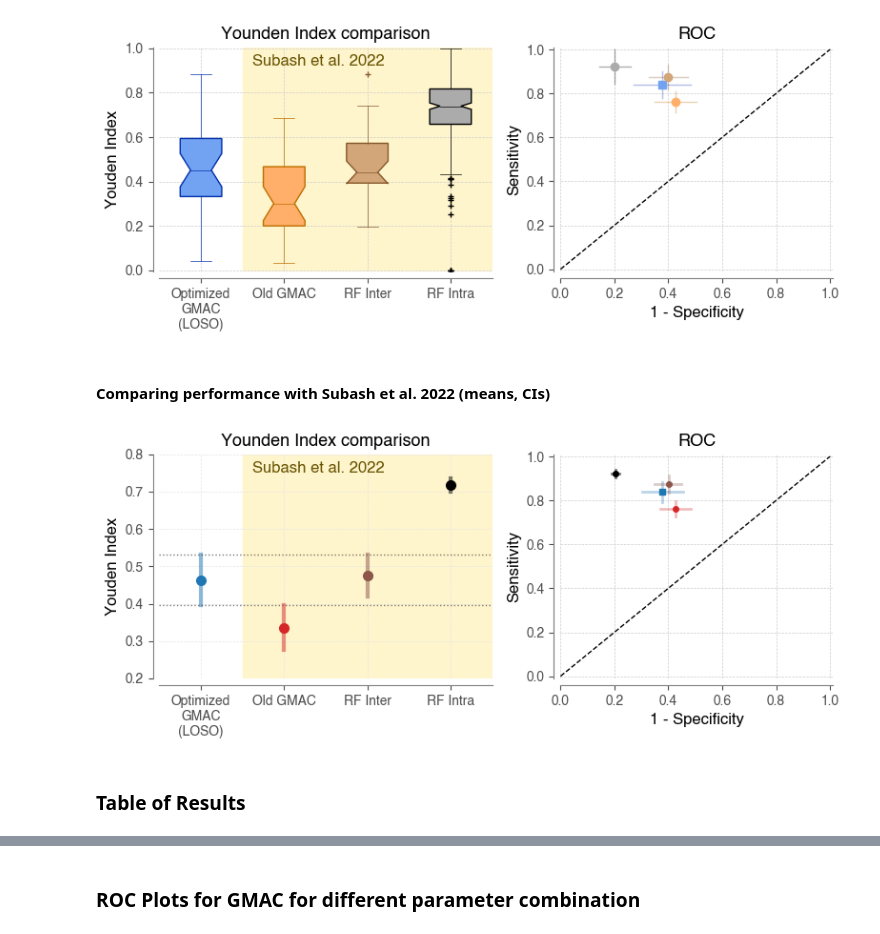
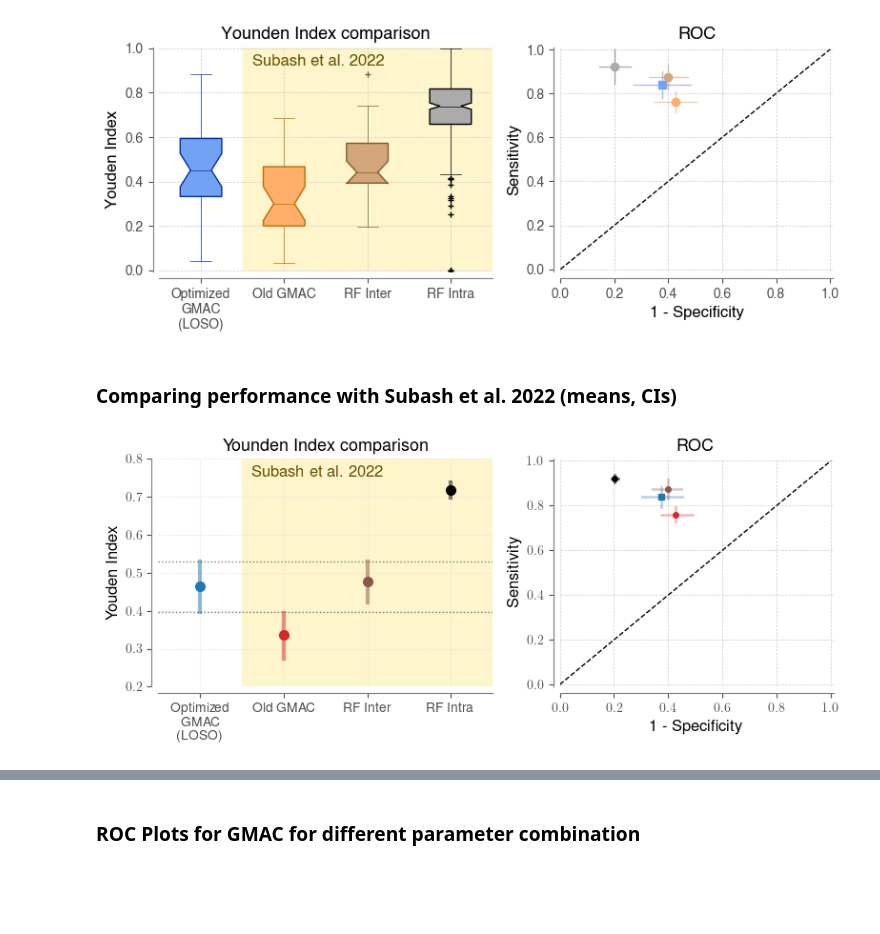
Before and after one commit to siva82kb/gmac, a Jupyter notebook: notebooks/06-paper_plots_R1.ipynb, the cells around one changed output, grey strips where cells are left out. Saved outputs shown, nothing was run; the diff lists cells and outputs as text; code cells hidden in the pictures; blank space fills up the shorter version.

```diff
--- a/notebooks/06-paper_plots_R1.ipynb
+++ b/notebooks/06-paper_plots_R1.ipynb
@@ -1055,2 +705,19 @@ np.save(pathlib.Path(basedir, f"all_perf_loso.npy"), perf_loso)
 # %% [output]
 14 10259 np:  2, fc:  1, nc:  1, nam:  2, p_th: 18, p_th_band:  4, am_th:  2, am_th_band:  0
+# %%
+# perf_loso = np.load(pathlib.Path(basedir, f"all_perf_loso.npy"))
+maxinx = {subjs[i]: np.array(np.where(_perf == np.max(_perf))).T[0]
+          for i, _perf in enumerate(perf_loso)}
+bestargs = {
+    _s: [
+        gmac_param_ranges["np"][_mx[0]],
+        gmac_param_ranges["fc"][_mx[1]],
+        gmac_param_ranges["nc"][_mx[2]],
+        gmac_param_ranges["nam"][_mx[3]],
+        gmac_param_ranges["p_th"][_mx[4]],
+        gmac_param_ranges["p_th_band"][_mx[5]],
+        gmac_param_ranges["am_th"][_mx[6]],
+        gmac_param_ranges["am_th_band"][_mx[7]]
+    ] for _s, _mx in maxinx.items()
+}
+bestargs
@@ -1262,7 +1114,7 @@ fig.savefig(pathlib.Path(basedir, f"gmac_summary_all_med_loso.svg"), bbox_inches
 # %% [output]
 [figure]
 # %% [markdown]
-#### Comparing performance with Subash et al. 2022 (means, CIs)
+### Comparing performance with Subash et al. 2022 (means, CIs)
 # %%
 def compute_bootstrap_mean_ci(rawdata, n_bootstrap_samples=1000):
     # Find the bootstrap means and CIs.
@@ -1285,10 +1137,10 @@ gs = gridspec.GridSpec(1, 2, height_ratios=[1], width_ratios=[4.4, 3.6])
 means = {}
 ci95 = {}
 # Find the bootstrap means and CIs.
-means["newgmac"], ci95["newgmac"] = compute_bootstrap_mean_ci(losoperf["youden"])
-means["oldgmac"], ci95["oldgmac"] = compute_bootstrap_mean_ci(np.hstack([subash_perf_gmac["youden"][i] for i in range(4)]))
-means["rfinter"], ci95["rfinter"] = compute_bootstrap_mean_ci(np.hstack([subash_perf_rfinter["youden"][i] for i in range(4)]))
-means["rfintra"], ci95["rfintra"] = compute_bootstrap_mean_ci(np.hstack([subash_perf_rfintra["youden"][i] for i in range(4)]))
+means["newgmac"], ci95["newgmac"] = compute_bootstrap_mean_ci(losoperfdf[losoperfdf["method"] == "GMAC"]["youden"])
+means["oldgmac"], ci95["oldgmac"] = compute_bootstrap_mean_ci(losoperfdf[losoperfdf["method"] == "OldGMAC"]["youden"])
+means["rfinter"], ci95["rfinter"] = compute_bootstrap_mean_ci(losoperfdf[losoperfdf["method"] == "RFinter"]["youden"])
+means["rfintra"], ci95["rfintra"] = compute_bootstrap_mean_ci(losoperfdf[losoperfdf["method"] == "RFintra"]["youden"])
 
 ax = plt.subplot(gs[0, 0])
 # Current performance
@@ -1337,62 +1189,52 @@ ax.set_title("Younden Index comparison", fontsize=13)
 # ROC plot
 ax = plt.subplot(gs[0, 1])
 ax.plot([0, 1], [0, 1], lw=1, color="black", ls="--")
-# LOO Optimized GMAC
-_valsens = losoperf["sensitivity"]
-_valspec = losoperf["specificity"]
-_xmean, _xci = compute_bootstrap_mean_ci(losoperf["specificity"])
-_ymean, _yci = compute_bootstrap_mean_ci(losoperf["sensitivity"])
+# LOSO Optimized GMAC
+_xmean, _xci = compute_bootstrap_mean_ci(losoperfdf[losoperfdf["method"] == "GMAC"]["specificity"])
+_ymean, _yci = compute_bootstrap_mean_ci(losoperfdf[losoperfdf["method"] == "GMAC"]["sensitivity"])
 ax.plot(1 - _xci, [_ymean, _ymean], color=darkc[1], alpha=0.3, lw=2)
 ax.plot([1 - _xmean, 1 - _xmean], _yci, color=darkc[1], alpha=0.3, lw=2)
 ax.plot([1 - _xmean], [_ymean], marker="s", ms=4, color=darkc[1], alpha=1)
 
 # Old GMAC
-_valsens = np.hstack([subash_perf_gmac["sensitivity"][i] for i in range(4)])
-_valspec = np.hstack([subash_perf_gmac["specificity"][i] for i in range(4)])
-_xmean, _xci = compute_bootstrap_mean_ci(_valspec)
-_ymean, _yci = compute_bootstrap_mean_ci(_valsens)
+_xmean, _xci = compute_bootstrap_mean_ci(losoperfdf[losoperfdf["method"] == "OldGMAC"]["specificity"])
+_ymean, _yci = compute_bootstrap_mean_ci(losoperfdf[losoperfdf["method"] == "OldGMAC"]["sensitivity"])
 ax.plot(1 - _xci, [_ymean, _ymean], color=darkc[2], alpha=0.3, lw=2)
 ax.plot([1 - _xmean, 1 - _xmean], _yci, color=darkc[2], alpha=0.3, lw=2)
 ax.plot([1 - _xmean], [_ymean], marker="o", ms=4, color=darkc[2], alpha=1)
 
 # RF Inter
-_valsens = np.hstack([subash_perf_rfinter["sensitivity"][i] for i in range(4)])
-_valspec = np.hstack([subash_perf_rfinter["specificity"][i] for i in range(4)])
-_xmean, _xci = compute_bootstrap_mean_ci(_valspec)
-_ymean, _yci = compute_bootstrap_mean_ci(_valsens)
+_xmean, _xci = compute_bootstrap_mean_ci(losoperfdf[losoperfdf["method"] == "RFinter"]["specificity"])
+_ymean, _yci = compute_bootstrap_mean_ci(losoperfdf[losoperfdf["method"] == "RFinter"]["sensitivity"])
 ax.plot(1 - _xci, [_ymean, _ymean], color=darkc[3], alpha=0.3, lw=2)
 ax.plot([1 - _xmean, 1 - _xmean], _yci, color=darkc[3], alpha=0.3, lw=2)
 ax.plot([1 - _xmean], [_ymean], marker="o", ms=4, color=darkc[3], alpha=1)
 
 # RF Intra
-_valsens = np.hstack([subash_perf_rfintra["sensitivity"][i] for i in range(4)])
-_valspec = np.hstack([subash_perf_rfintra["specificity"][i] for i in range(4)])
-_xmean, _xci = compute_bootstrap_mean_ci(_valspec)
-_ymean, _yci = compute_bootstrap_mean_ci(_valsens)
+_xmean, _xci = compute_bootstrap_mean_ci(losoperfdf[losoperfdf["method"] == "RFintra"]["specificity"])
+_ymean, _yci = compute_bootstrap_mean_ci(losoperfdf[losoperfdf["method"] == "RFintra"]["sensitivity"])
 ax.plot(1 - _xci, [_ymean, _ymean], color=darkc[4], alpha=0.5, lw=2)
 ax.plot([1 - _xmean, 1 - _xmean], _yci, color=darkc[4], alpha=0.5, lw=2)
 ax.plot([1 - _xmean], [_ymean], marker="o", ms=4, color=darkc[4], alpha=1)
 
 ax.set_ylim(-0.01, 1.01)
 ax.set_xlim(0.0, 1.01)
 ax.spines['right'].set_visible(False)
 ax.spines['top'].set_visible(False)
 ax.spines['left'].set_position(('outward', 5))
 ax.spines['bottom'].set_position(('outward', 5))
 ax.spines['left'].set_color("tab:gray")
 ax.spines['bottom'].set_color("tab:gray")
 ax.tick_params(axis='x', colors='0.3')
 ax.tick_params(axis='y', colors='0.3')
 ax.grid(color='0.8', linestyle='--', linewidth=0.5);
 ax.set_ylabel("Sensitivity", fontsize=12)
 ax.set_xlabel("1 - Specificity", fontsize=12)
 ax.set_title("ROC", fontsize=13)
 
 plt.tight_layout()
 
 fig.savefig(pathlib.Path(basedir, f"gmac_summary_all_loso.pdf"), bbox_inches="tight")
 fig.savefig(pathlib.Path(basedir, f"gmac_summary_all_loso.svg"), bbox_inches="tight")
 # %% [output]
-[figure, old version]
+[figure, new version]
-# %% [markdown]
-### Table of Results
```
Also changed, not shown: parts of 67 cells of this notebook, 1 other file.
